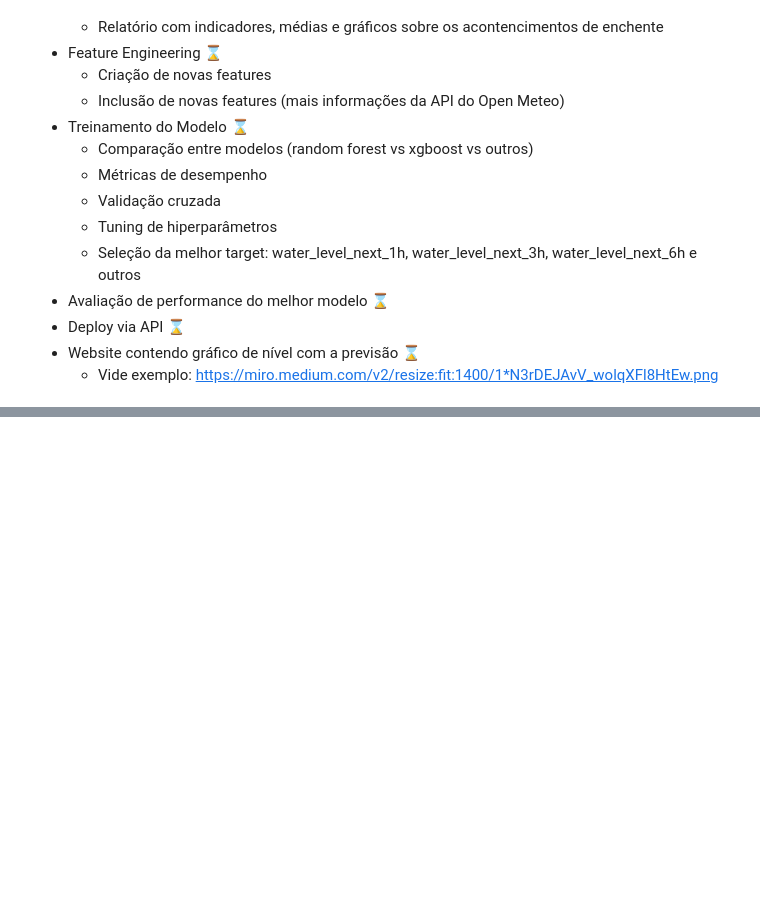
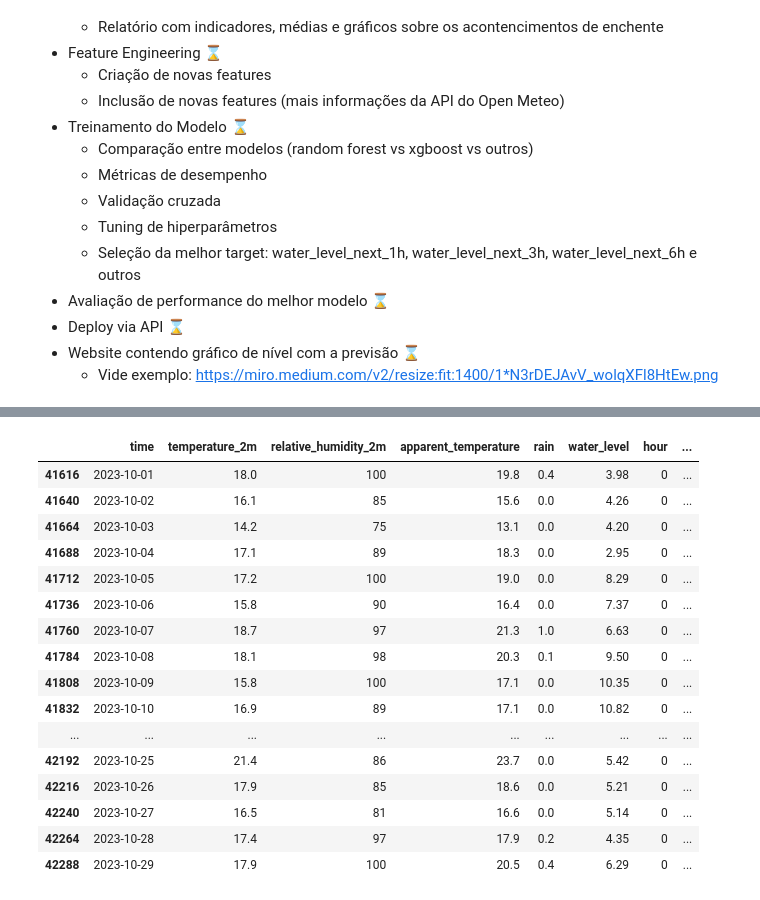
Before and after one commit to Migz2/Enchentes, a Jupyter notebook: notebooks/main.ipynb, the cells around one changed output, grey strips where cells are left out. Cells and saved outputs as stored; diff of their text form; code cells hidden in the pictures; blank space fills up the shorter version.

```diff
--- a/notebooks/main.ipynb
+++ b/notebooks/main.ipynb
@@ -61,2 +154,22 @@ train_df.head()
+# %%
+month_df.loc[month_df['time'].isin(['2023-10-01', '2023-10-02', '2023-10-03', '2023-10-04', '2023-10-05', '2023-10-06', '2023-10-07', '2023-10-08', '2023-10-09', '2023-10-10', '2023-10-11', '2023-10-12', '2023-10-13', '2023-10-14', '2023-10-15', '2023-10-16', '2023-10-17', '2023-10-18', '2023-10-19', '2023-10-20', '2023-10-21', '2023-10-22', '2023-10-23', '2023-10-24', '2023-10-25', '2023-10-26', '2023-10-27', '2023-10-28', '2023-10-29'])]
+# %% [output]
+|  | time | temperature_2m | relative_humidity_2m | apparent_temperature | rain | water_level | hour | ... |
+| 41616 | 2023-10-01 | 18.0 | 100 | 19.8 | 0.4 | 3.98 | 0 | ... |
+| 41640 | 2023-10-02 | 16.1 | 85 | 15.6 | 0.0 | 4.26 | 0 | ... |
+| 41664 | 2023-10-03 | 14.2 | 75 | 13.1 | 0.0 | 4.20 | 0 | ... |
+| 41688 | 2023-10-04 | 17.1 | 89 | 18.3 | 0.0 | 2.95 | 0 | ... |
+| 41712 | 2023-10-05 | 17.2 | 100 | 19.0 | 0.0 | 8.29 | 0 | ... |
+| 41736 | 2023-10-06 | 15.8 | 90 | 16.4 | 0.0 | 7.37 | 0 | ... |
+| 41760 | 2023-10-07 | 18.7 | 97 | 21.3 | 1.0 | 6.63 | 0 | ... |
+| 41784 | 2023-10-08 | 18.1 | 98 | 20.3 | 0.1 | 9.50 | 0 | ... |
+| 41808 | 2023-10-09 | 15.8 | 100 | 17.1 | 0.0 | 10.35 | 0 | ... |
+| 41832 | 2023-10-10 | 16.9 | 89 | 17.1 | 0.0 | 10.82 | 0 | ... |
+| ... | ... | ... | ... | ... | ... | ... | ... | ... |
+| 42192 | 2023-10-25 | 21.4 | 86 | 23.7 | 0.0 | 5.42 | 0 | ... |
+| 42216 | 2023-10-26 | 17.9 | 85 | 18.6 | 0.0 | 5.21 | 0 | ... |
+| 42240 | 2023-10-27 | 16.5 | 81 | 16.6 | 0.0 | 5.14 | 0 | ... |
+| 42264 | 2023-10-28 | 17.4 | 97 | 17.9 | 0.2 | 4.35 | 0 | ... |
+| 42288 | 2023-10-29 | 17.9 | 100 | 20.5 | 0.4 | 6.29 | 0 | ... |
 # %%
 predict_df = generate(
```
Also changed, not shown: parts of 10 cells of this notebook.
